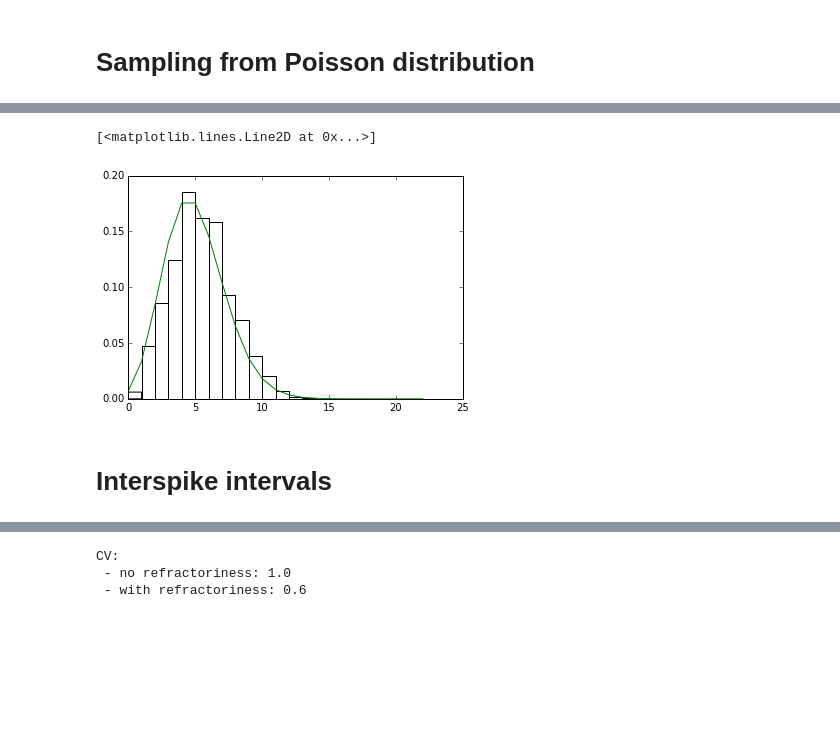
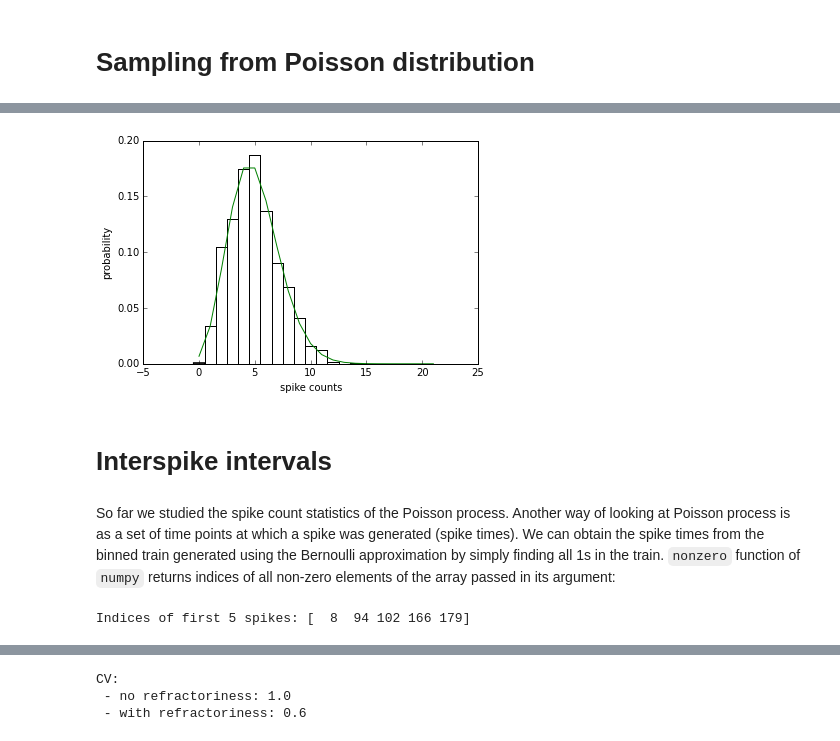
Before and after one commit to btel/python-in-neuroscience-tutorials, a Jupyter notebook: poisson_process.ipynb, the cells around one changed output, grey strips where cells are left out. Cells and saved outputs as stored; diff of their text form; code cells hidden in the pictures; blank space fills up the shorter version.

```diff
--- a/poisson_process.ipynb
+++ b/poisson_process.ipynb
@@ -163,5 +166,4 @@ plt.ylabel('probability')
 # %%
 from scipy import stats
+lam = 5.
+n_spikes = stats.poisson.rvs(lam, size=1000)
-# %%
-n_spikes = stats.poisson.rvs(5., size=1000)
-plt.plot(n_spikes)
@@ -171,8 +179,16 @@ plt.plot(n_spikes)
 # %%
-plt.hist(n_spikes, hist_bins, fc='none', normed=True);
-plt.plot(hist_bins, poisson_pdf(5., hist_bins))
+plt.hist(n_spikes, bin_edges, fc='none', normed=True);
+plt.plot(k, poisson_prob(k, lam));
+plt.xlabel('spike counts')
+plt.ylabel('probability');
 # %% [output]
-[<matplotlib.lines.Line2D at 0x...>]
-[figure, old version]
+[figure, new version]
 # %% [markdown]
 # Interspike intervals
+# %% [markdown]
+So far we studied the spike count statistics of the Poisson process. Another way of looking at Poisson process is as a set of time points at which a spike was generated (spike times). We can obtain the spike times from the binned train generated using the Bernoulli approximation by simply finding all 1s in the train. `nonzero` function of `numpy` returns indices of all non-zero elements of the array passed in its argument:
+# %%
+spt,= np.nonzero(spikes_poisson)
+print("Indices of first 5 spikes:", spt[:5])
+# %% [output]
+Indices of first 5 spikes: [  8  94 102 166 179]
```
Also changed, not shown: parts of 41 cells of this notebook.
